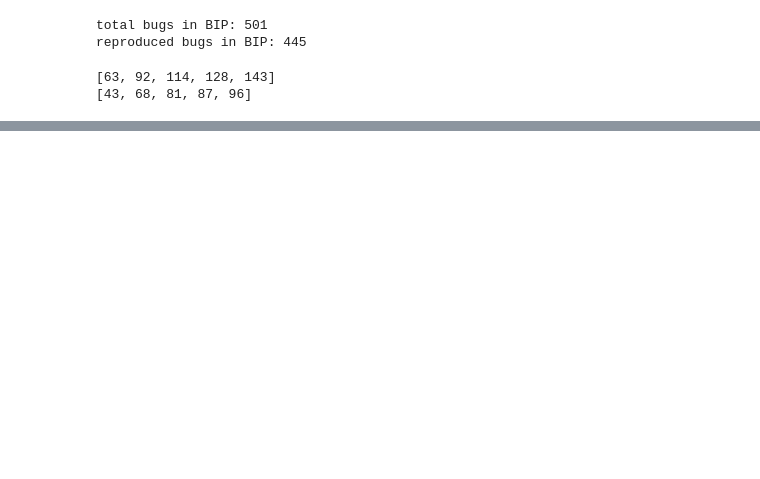
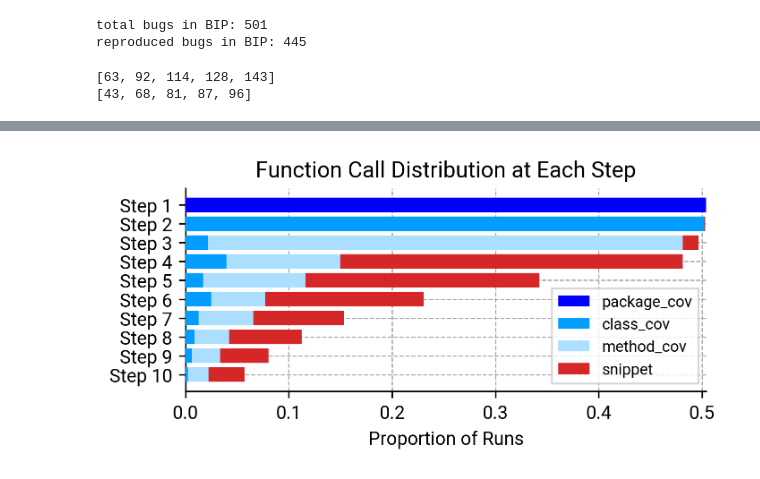
Before and after one commit to coinse/autofl, a Jupyter notebook: notebooks/RQ1_Efficacy.ipynb, the cells around one changed output, grey strips where cells are left out. Drawn from its saved outputs; the diff is of its cells as text; code cells hidden in the pictures; blank space fills up the shorter version.

```diff
--- a/notebooks/RQ1_Efficacy.ipynb
+++ b/notebooks/RQ1_Efficacy.ipynb
@@ -372,0 +364,36 @@ plt.savefig('figures/RQ1_func_call_dist_bip.pdf', bbox_inches='tight')
+# %%
+merge_data_template = '../results/bip_autofl_%d/gpt-4-0613/'
+merge_dfs = [get_dir_func_calls(merge_data_template%i) for i in range(1, 3)]
+total_runs = 353*5
+
+plt.rcParams['figure.figsize'] = [5, 2]
+yrange = range(9, -1, -1)
+curr_sums = [0 for _ in range(10)]
+func_names = ['get_covered_packages', 'get_failing_tests_covered_classes', 'get_failing_tests_covered_methods_for_class',
+          'get_code_snippet']
+func_labels = ['package_cov', 'class_cov', 'method_cov', 'snippet']
+colors=['0000ff', '039dff', 'ABDEFF', 'd62728', 'EB9394']
+for f_idx, func_name in enumerate(func_names):
+    stage_counts = [0 for _ in range(10)]
+    for result_df in merge_dfs:
+        for _, row in result_df[result_df.project != 'Mockito'].iterrows():
+            func_call_seq = row.func_calls.split('-')
+            for idx, call_name in enumerate(func_call_seq):
+                if idx > 9:
+                    continue
+                if func_name == call_name:
+                    stage_counts[idx] += 1/total_runs
+    plt.barh(yrange,
+             stage_counts,
+             tick_label=[f'Step {i}' for i in range(1, 11)],
+             left=curr_sums,
+             color='#' + colors[f_idx],
+             label=func_labels[f_idx],
+             zorder=3)
+    curr_sums = [x+y for x, y in zip(curr_sums, stage_counts)]
+plt.legend()
+plt.title('Function Call Distribution at Each Step')
+plt.xlabel('Proportion of Runs')
+plt.savefig('figures/RQ1_func_call_dist_bip_gpt4.pdf', bbox_inches='tight')
+# %% [output]
+[figure, added]
```
Also changed, not shown: parts of 8 cells of this notebook, 1 other file.
